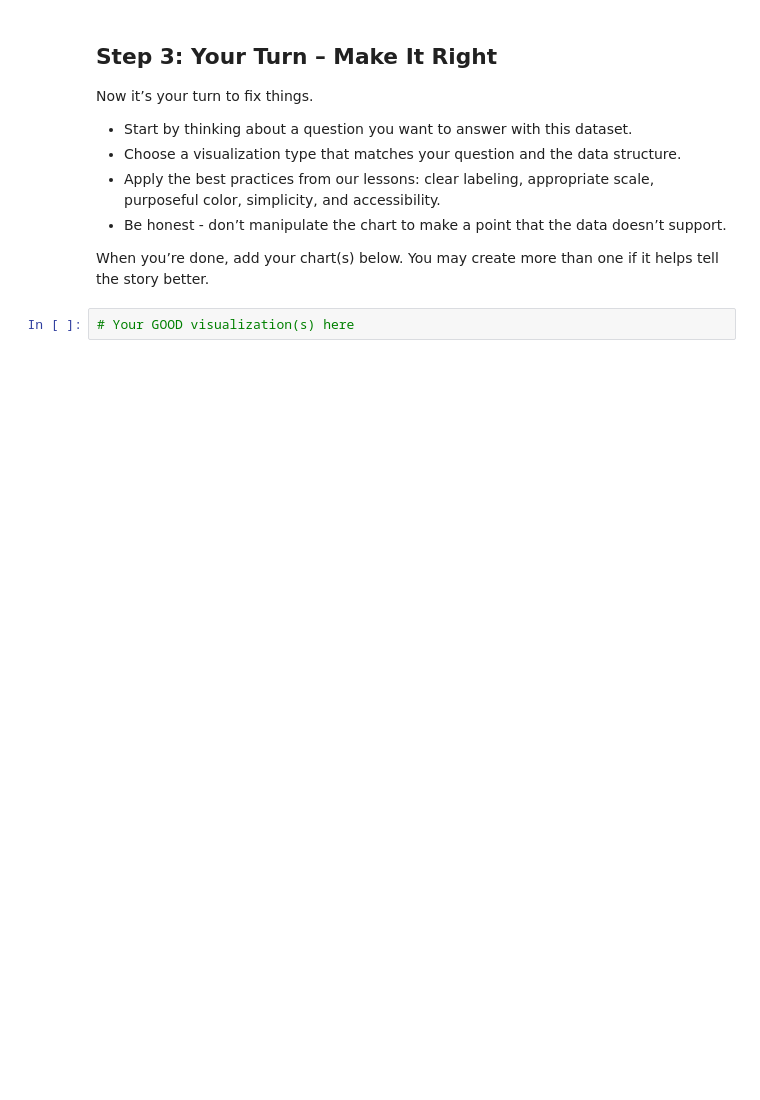
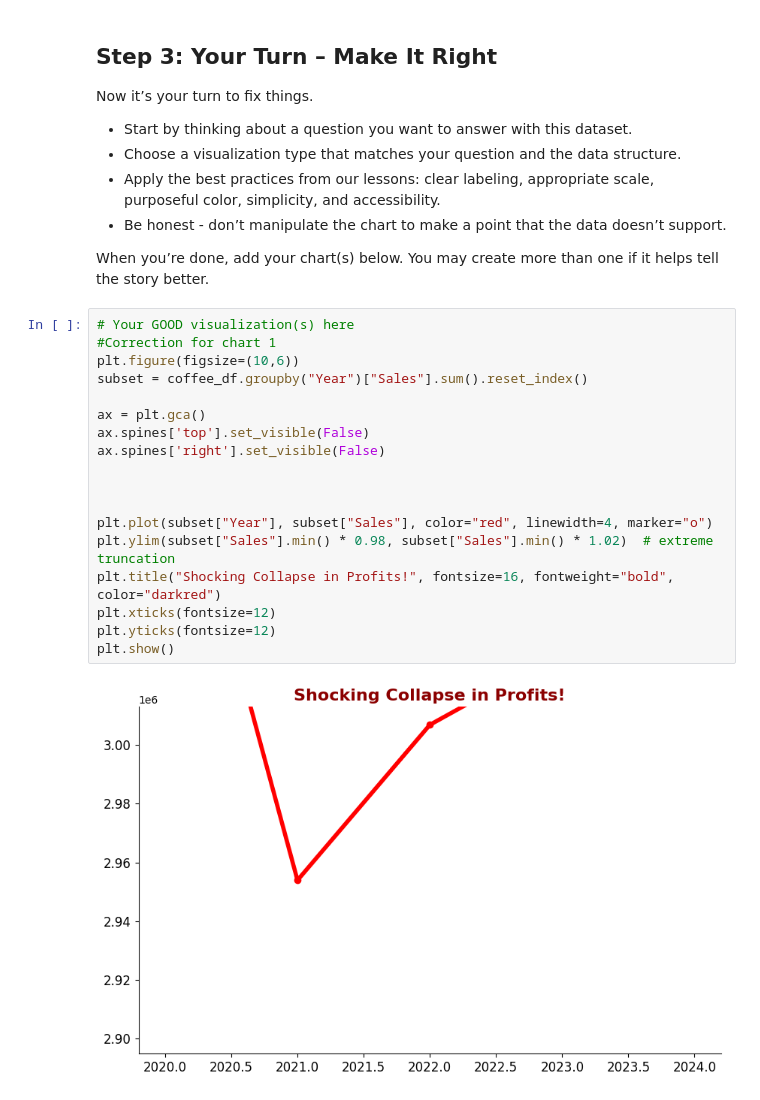
Before and after one commit to Bourne215/DA_M3_DataVizChallenge, a Jupyter notebook: data_viz_ethics_challenge.ipynb, the cells around one changed output. Drawn from its saved outputs; the diff is of its cells as text; blank space fills up the shorter version.

Commit message:
Attempting to correct the first graph

```diff
--- a/data_viz_ethics_challenge.ipynb
+++ b/data_viz_ethics_challenge.ipynb
@@ -91,3 +97,21 @@ Now it’s your turn to fix things.
 When you’re done, add your chart(s) below. You may create more than one if it helps tell the story better.
 # %%
 # Your GOOD visualization(s) here
+#Correction for chart 1
+plt.figure(figsize=(10,6))
+subset = coffee_df.groupby("Year")["Sales"].sum().reset_index()
+
+ax = plt.gca()
+ax.spines['top'].set_visible(False)
+ax.spines['right'].set_visible(False)
+
+
+
+plt.plot(subset["Year"], subset["Sales"], color="red", linewidth=4, marker="o")
+plt.ylim(subset["Sales"].min() * 0.98, subset["Sales"].min() * 1.02)  # extreme truncation
+plt.title("Shocking Collapse in Profits!", fontsize=16, fontweight="bold", color="darkred")
+plt.xticks(fontsize=12)
+plt.yticks(fontsize=12)
+plt.show()
+# %% [output]
+[figure, added]
```
Also changed, not shown: parts of 3 cells of this notebook.
